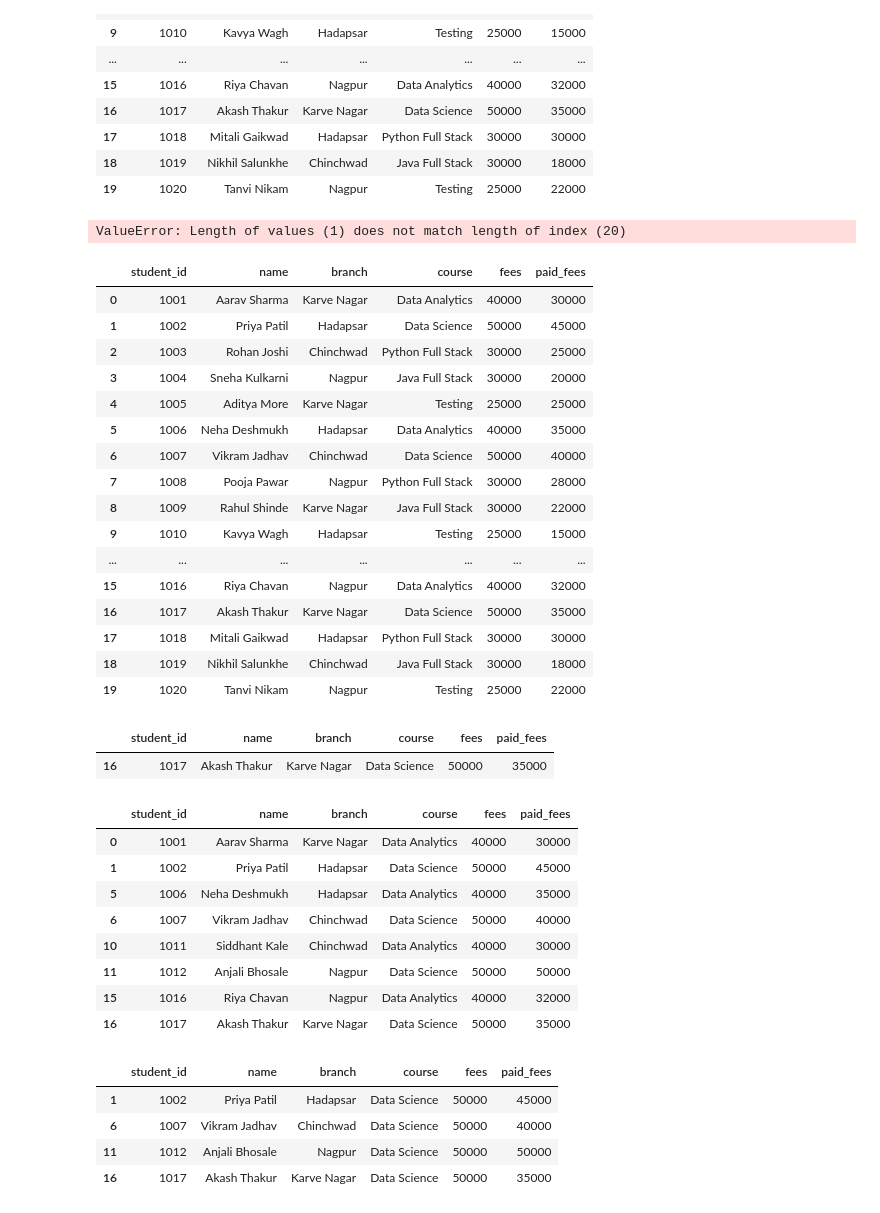
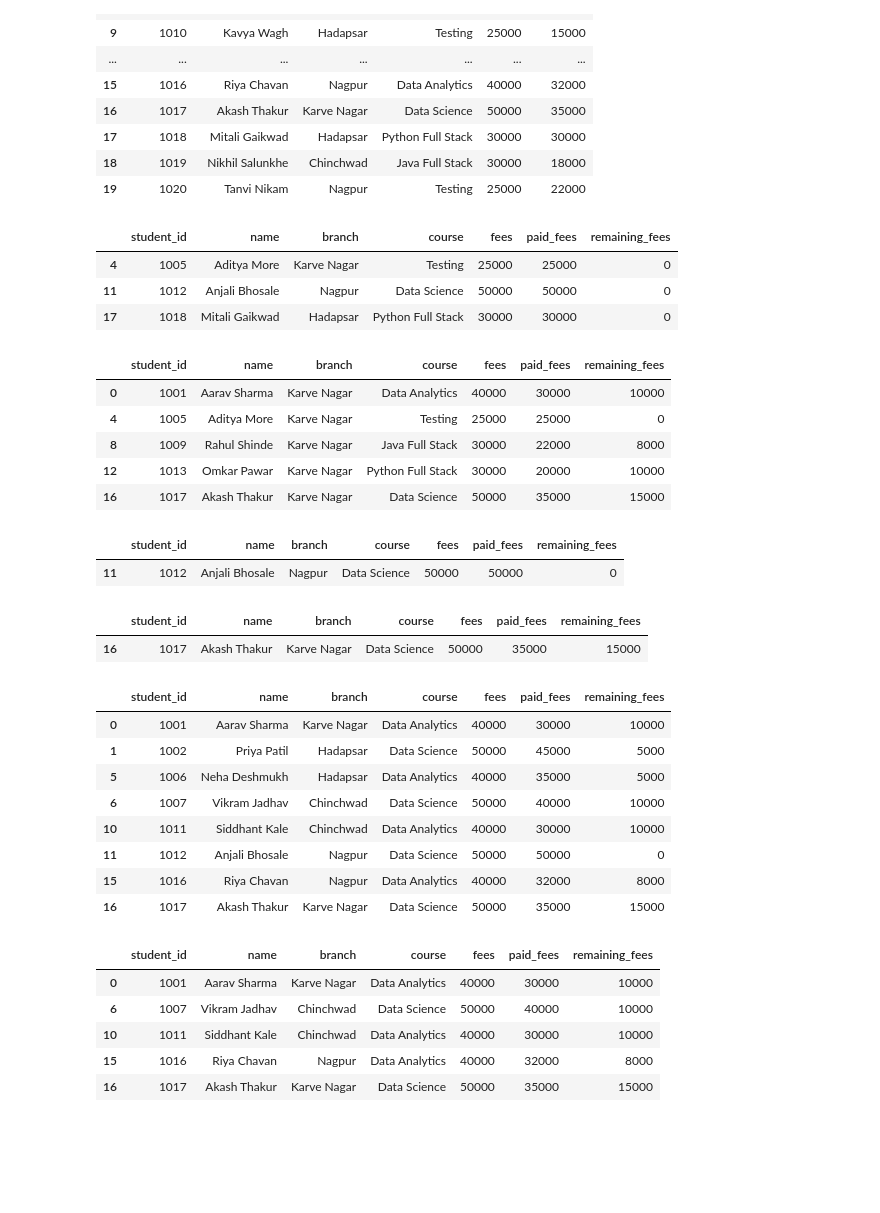
Before and after one commit to yashasvidalvi/Data-Analytics-604-batch-ws, a Jupyter notebook: Libraries/Pandas/day2.ipynb, the cells around one changed output. Drawn from its saved outputs; the diff is of its cells as text; code cells hidden in the pictures; blank space fills up the shorter version.

```diff
--- a/Libraries/Pandas/day2.ipynb
+++ b/Libraries/Pandas/day2.ipynb
@@ -128,0 +120,2 @@ student_df[student_df["branch"] == "Karve Nagar"]
+# %%
+student_df['remaining_fees'] = student_df['fees'] - student_df['paid_fees']
@@ -157,54 +228,51 @@ student_df
 | 17 | 1018 | Mitali Gaikwad | Hadapsar | Python Full Stack | 30000 | 30000 |
 | 18 | 1019 | Nikhil Salunkhe | Chinchwad | Java Full Stack | 30000 | 18000 |
 | 19 | 1020 | Tanvi Nikam | Nagpur | Testing | 25000 | 22000 |
-# %%
-student_df["remaining_fees"] = [student_df["fees"]-student_df["paid_fees"]]
-student_df
-# %% [output]
-ValueError: Length of values (1) does not match length of index (20)
+# %%
+student_df[student_df["remaining_fees"]==0]
+# %% [output]
+|  | student_id | name | branch | course | fees | paid_fees | remaining_fees |
+| 4 | 1005 | Aditya More | Karve Nagar | Testing | 25000 | 25000 | 0 |
+| 11 | 1012 | Anjali Bhosale | Nagpur | Data Science | 50000 | 50000 | 0 |
+| 17 | 1018 | Mitali Gaikwad | Hadapsar | Python Full Stack | 30000 | 30000 | 0 |
+# %%
+student_df[student_df["branch"] == "Karve Nagar"]
+# %% [output]
+|  | student_id | name | branch | course | fees | paid_fees | remaining_fees |
+| 0 | 1001 | Aarav Sharma | Karve Nagar | Data Analytics | 40000 | 30000 | 10000 |
+| 4 | 1005 | Aditya More | Karve Nagar | Testing | 25000 | 25000 | 0 |
+| 8 | 1009 | Rahul Shinde | Karve Nagar | Java Full Stack | 30000 | 22000 | 8000 |
+| 12 | 1013 | Omkar Pawar | Karve Nagar | Python Full Stack | 30000 | 20000 | 10000 |
+| 16 | 1017 | Akash Thakur | Karve Nagar | Data Science | 50000 | 35000 | 15000 |
 # %%
-(student_df["course"]=="Data Science")& (student_df["remaining_fees"] == 0)
+student_df[(student_df["course"]=="Data Science")& (student_df["remaining_fees"] == 0)]
 # %% [output]
-|  | student_id | name | branch | course | fees | paid_fees |
-| 0 | 1001 | Aarav Sharma | Karve Nagar | Data Analytics | 40000 | 30000 |
-| 1 | 1002 | Priya Patil | Hadapsar | Data Science | 50000 | 45000 |
-| 2 | 1003 | Rohan Joshi | Chinchwad | Python Full Stack | 30000 | 25000 |
-| 3 | 1004 | Sneha Kulkarni | Nagpur | Java Full Stack | 30000 | 20000 |
-| 4 | 1005 | Aditya More | Karve Nagar | Testing | 25000 | 25000 |
-| 5 | 1006 | Neha Deshmukh | Hadapsar | Data Analytics | 40000 | 35000 |
-| 6 | 1007 | Vikram Jadhav | Chinchwad | Data Science | 50000 | 40000 |
-| 7 | 1008 | Pooja Pawar | Nagpur | Python Full Stack | 30000 | 28000 |
-| 8 | 1009 | Rahul Shinde | Karve Nagar | Java Full Stack | 30000 | 22000 |
-| 9 | 1010 | Kavya Wagh | Hadapsar | Testing | 25000 | 15000 |
-| ... | ... | ... | ... | ... | ... | ... |
-| 15 | 1016 | Riya Chavan | Nagpur | Data Analytics | 40000 | 32000 |
-| 16 | 1017 | Akash Thakur | Karve Nagar | Data Science | 50000 | 35000 |
-| 17 | 1018 | Mitali Gaikwad | Hadapsar | Python Full Stack | 30000 | 30000 |
-| 18 | 1019 | Nikhil Salunkhe | Chinchwad | Java Full Stack | 30000 | 18000 |
-| 19 | 1020 | Tanvi Nikam | Nagpur | Testing | 25000 | 22000 |
+|  | student_id | name | branch | course | fees | paid_fees | remaining_fees |
+| 11 | 1012 | Anjali Bhosale | Nagpur | Data Science | 50000 | 50000 | 0 |
 # %%
 student_df[(student_df["branch"] =="Karve Nagar") & (student_df["course"]=="Data Science")]
 # %% [output]
-|  | student_id | name | branch | course | fees | paid_fees |
-| 16 | 1017 | Akash Thakur | Karve Nagar | Data Science | 50000 | 35000 |
+|  | student_id | name | branch | course | fees | paid_fees | remaining_fees |
+| 16 | 1017 | Akash Thakur | Karve Nagar | Data Science | 50000 | 35000 | 15000 |
 # %%
 student_df[(student_df["course"]=="Data Analytics")|(student_df["course"]=="Data Science")]
 # %% [output]
-|  | student_id | name | branch | course | fees | paid_fees |
-| 0 | 1001 | Aarav Sharma | Karve Nagar | Data Analytics | 40000 | 30000 |
-| 1 | 1002 | Priya Patil | Hadapsar | Data Science | 50000 | 45000 |
-| 5 | 1006 | Neha Deshmukh | Hadapsar | Data Analytics | 40000 | 35000 |
-| 6 | 1007 | Vikram Jadhav | Chinchwad | Data Science | 50000 | 40000 |
-| 10 | 1011 | Siddhant Kale | Chinchwad | Data Analytics | 40000 | 30000 |
-| 11 | 1012 | Anjali Bhosale | Nagpur | Data Science | 50000 | 50000 |
-| 15 | 1016 | Riya Chavan | Nagpur | Data Analytics | 40000 | 32000 |
-| 16 | 1017 | Akash Thakur | Karve Nagar | Data Science | 50000 | 35000 |
+|  | student_id | name | branch | course | fees | paid_fees | remaining_fees |
+| 0 | 1001 | Aarav Sharma | Karve Nagar | Data Analytics | 40000 | 30000 | 10000 |
+| 1 | 1002 | Priya Patil | Hadapsar | Data Science | 50000 | 45000 | 5000 |
+| 5 | 1006 | Neha Deshmukh | Hadapsar | Data Analytics | 40000 | 35000 | 5000 |
+| 6 | 1007 | Vikram Jadhav | Chinchwad | Data Science | 50000 | 40000 | 10000 |
+| 10 | 1011 | Siddhant Kale | Chinchwad | Data Analytics | 40000 | 30000 | 10000 |
+| 11 | 1012 | Anjali Bhosale | Nagpur | Data Science | 50000 | 50000 | 0 |
+| 15 | 1016 | Riya Chavan | Nagpur | Data Analytics | 40000 | 32000 | 8000 |
+| 16 | 1017 | Akash Thakur | Karve Nagar | Data Science | 50000 | 35000 | 15000 |
 # %%
-student_df[((student_df["course"]=="Data Analytics")|(student_df["course"]=="Data Science")) & (student_df["fees"]>40000)]
+student_df[((student_df["course"]=="Data Analytics")|(student_df["course"]=="Data Science")) & (student_df["remaining_fees"]>5000)]
 # %% [output]
-|  | student_id | name | branch | course | fees | paid_fees |
-| 1 | 1002 | Priya Patil | Hadapsar | Data Science | 50000 | 45000 |
-| 6 | 1007 | Vikram Jadhav | Chinchwad | Data Science | 50000 | 40000 |
-| 11 | 1012 | Anjali Bhosale | Nagpur | Data Science | 50000 | 50000 |
-| 16 | 1017 | Akash Thakur | Karve Nagar | Data Science | 50000 | 35000 |
+|  | student_id | name | branch | course | fees | paid_fees | remaining_fees |
+| 0 | 1001 | Aarav Sharma | Karve Nagar | Data Analytics | 40000 | 30000 | 10000 |
+| 6 | 1007 | Vikram Jadhav | Chinchwad | Data Science | 50000 | 40000 | 10000 |
+| 10 | 1011 | Siddhant Kale | Chinchwad | Data Analytics | 40000 | 30000 | 10000 |
+| 15 | 1016 | Riya Chavan | Nagpur | Data Analytics | 40000 | 32000 | 8000 |
+| 16 | 1017 | Akash Thakur | Karve Nagar | Data Science | 50000 | 35000 | 15000 |
 # %%
```
Also changed, not shown: parts of 9 cells of this notebook, 9 other files.
